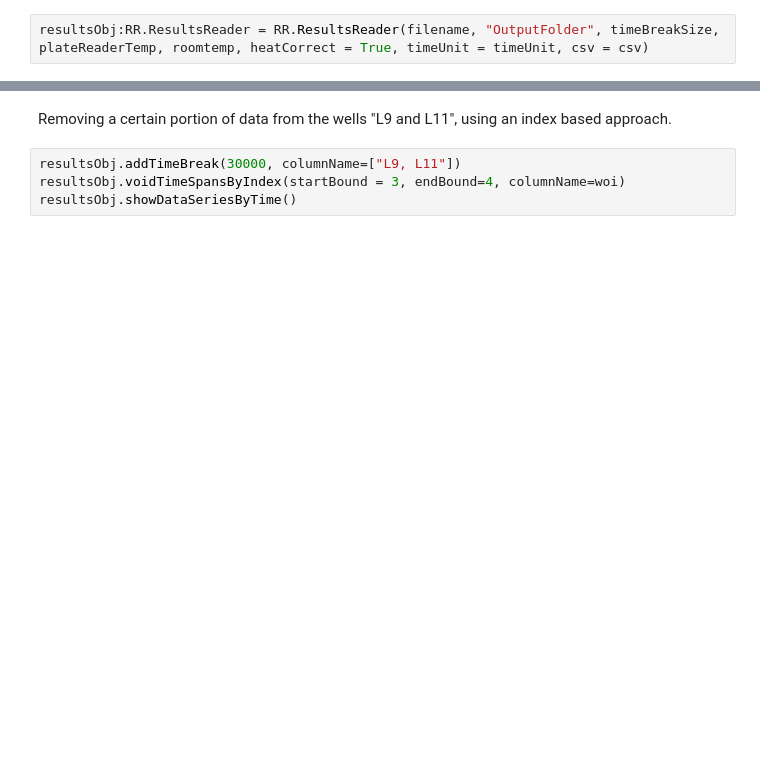
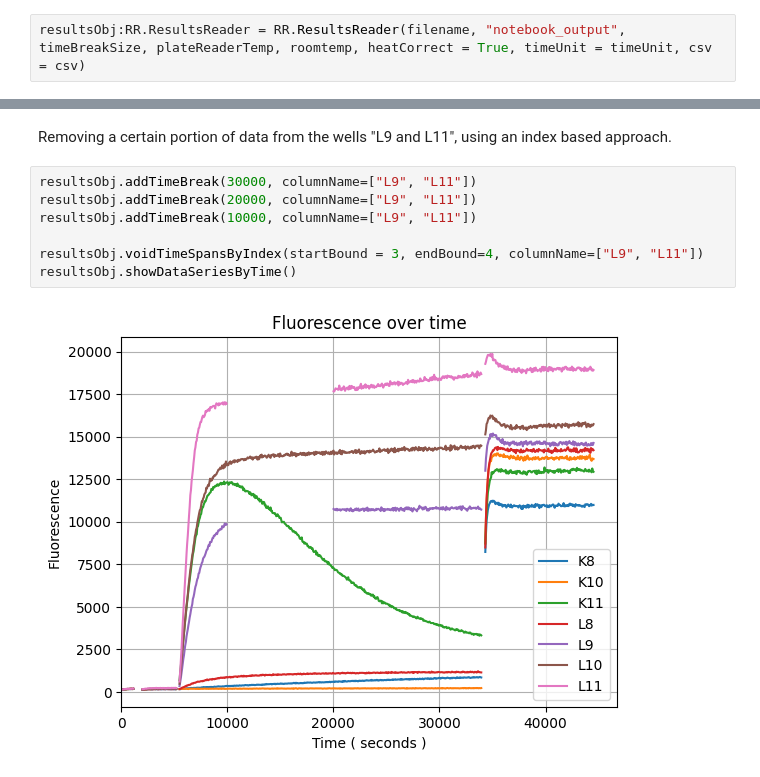
Before and after one commit to ckolisko/ResultsReader, a Jupyter notebook: runnerscript.ipynb, the cells around one changed output, grey strips where cells are left out. Saved outputs shown, nothing was run; the diff lists cells and outputs as text; blank space fills up the shorter version.

Commit message:
Fixed two plot bug, normalization non-deep copy bug, voiding time withing time break bug, and removed voiding empyy data exception

```diff
--- a/runnerscript.ipynb
+++ b/runnerscript.ipynb
@@ -29,7 +29,7 @@ csv = False
 # %% [markdown]
 Finally, can initialize the results reader.
 # %%
-resultsObj:RR.ResultsReader = RR.ResultsReader(filename, "OutputFolder", timeBreakSize, plateReaderTemp, roomtemp, heatCorrect = True, timeUnit = timeUnit, csv = csv)
+resultsObj:RR.ResultsReader = RR.ResultsReader(filename, "notebook_output", timeBreakSize, plateReaderTemp, roomtemp, heatCorrect = True, timeUnit = timeUnit, csv = csv)
 # %% [markdown]
 From here, we can perform any results readers functions. The following will be a series of example tasks that can be completed. At the end of each task, the plot function is called to visualize how it affected the data.
 # %% [markdown]
@@ -44,6 +48,11 @@ resultsObj.showDataSeriesByTime()
 # %% [markdown]
 Removing a certain portion of data from the wells "L9 and L11", using an index based approach.
 # %%
-resultsObj.addTimeBreak(30000, columnName=["L9, L11"])
-resultsObj.voidTimeSpansByIndex(startBound = 3, endBound=4, columnName=woi)
+resultsObj.addTimeBreak(30000, columnName=["L9", "L11"])
+resultsObj.addTimeBreak(20000, columnName=["L9", "L11"])
+resultsObj.addTimeBreak(10000, columnName=["L9", "L11"])
+
+resultsObj.voidTimeSpansByIndex(startBound = 3, endBound=4, columnName=["L9", "L11"])
 resultsObj.showDataSeriesByTime()
+# %% [output]
+[figure, added]
```
Also changed, not shown: parts of 20 cells of this notebook, 5 other files.
